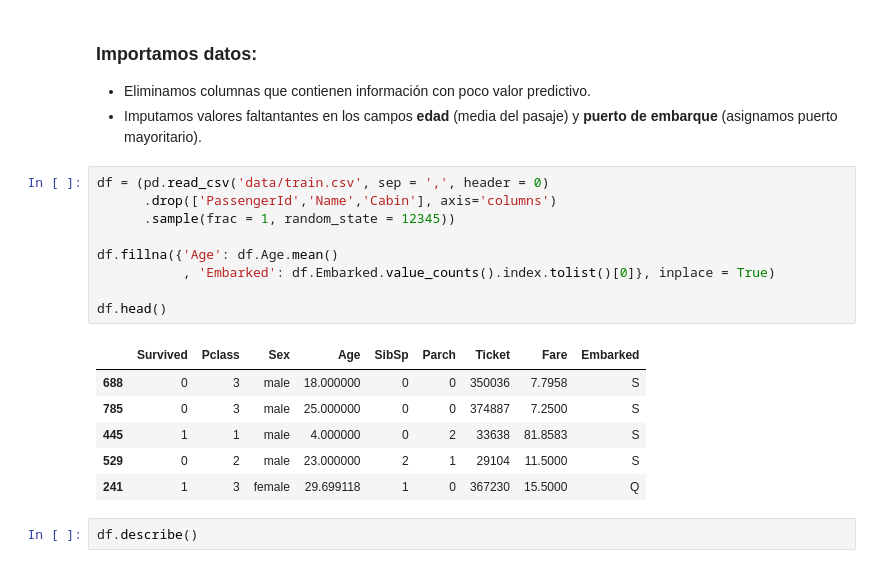
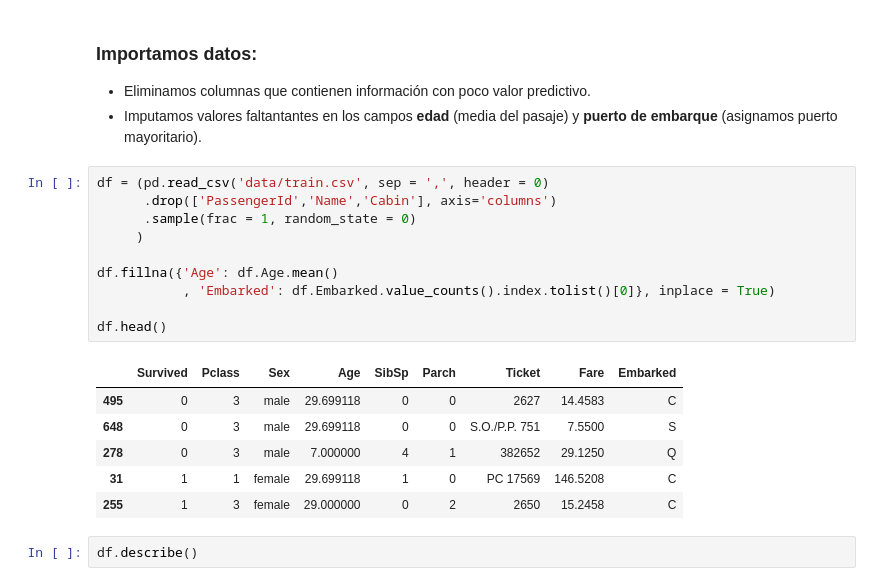
Before and after one commit to JVPA/Kaggle, a Jupyter notebook: Titanic. Machine Learning from Disaster.ipynb, the cells around one changed output. Drawn from its saved outputs; the diff is of its cells as text.

```diff
--- a/Titanic. Machine Learning from Disaster.ipynb
+++ b/Titanic. Machine Learning from Disaster.ipynb
@@ -93,19 +92,20 @@ def matriz(y, pred, Modelo = ''):
 # %%
 df = (pd.read_csv('data/train.csv', sep = ',', header = 0)
       .drop(['PassengerId','Name','Cabin'], axis='columns')
-      .sample(frac = 1, random_state = 12345))
+      .sample(frac = 1, random_state = 0)
+     )
 
 df.fillna({'Age': df.Age.mean()
            , 'Embarked': df.Embarked.value_counts().index.tolist()[0]}, inplace = True)
 
 df.head()
 # %% [output]
 |  | Survived | Pclass | Sex | Age | SibSp | Parch | Ticket | Fare | Embarked |
-| 688 | 0 | 3 | male | 18.000000 | 0 | 0 | 350036 | 7.7958 | S |
-| 785 | 0 | 3 | male | 25.000000 | 0 | 0 | 374887 | 7.2500 | S |
-| 445 | 1 | 1 | male | 4.000000 | 0 | 2 | 33638 | 81.8583 | S |
-| 529 | 0 | 2 | male | 23.000000 | 2 | 1 | 29104 | 11.5000 | S |
-| 241 | 1 | 3 | female | 29.699118 | 1 | 0 | 367230 | 15.5000 | Q |
+| 495 | 0 | 3 | male | 29.699118 | 0 | 0 | 2627 | 14.4583 | C |
+| 648 | 0 | 3 | male | 29.699118 | 0 | 0 | S.O./P.P. 751 | 7.5500 | S |
+| 278 | 0 | 3 | male | 7.000000 | 4 | 1 | 382652 | 29.1250 | Q |
+| 31 | 1 | 1 | female | 29.699118 | 1 | 0 | PC 17569 | 146.5208 | C |
+| 255 | 1 | 3 | female | 29.000000 | 0 | 2 | 2650 | 15.2458 | C |
 # %%
 df.describe()
 # %% [output]
```
Also changed, not shown: parts of 4 cells of this notebook.
